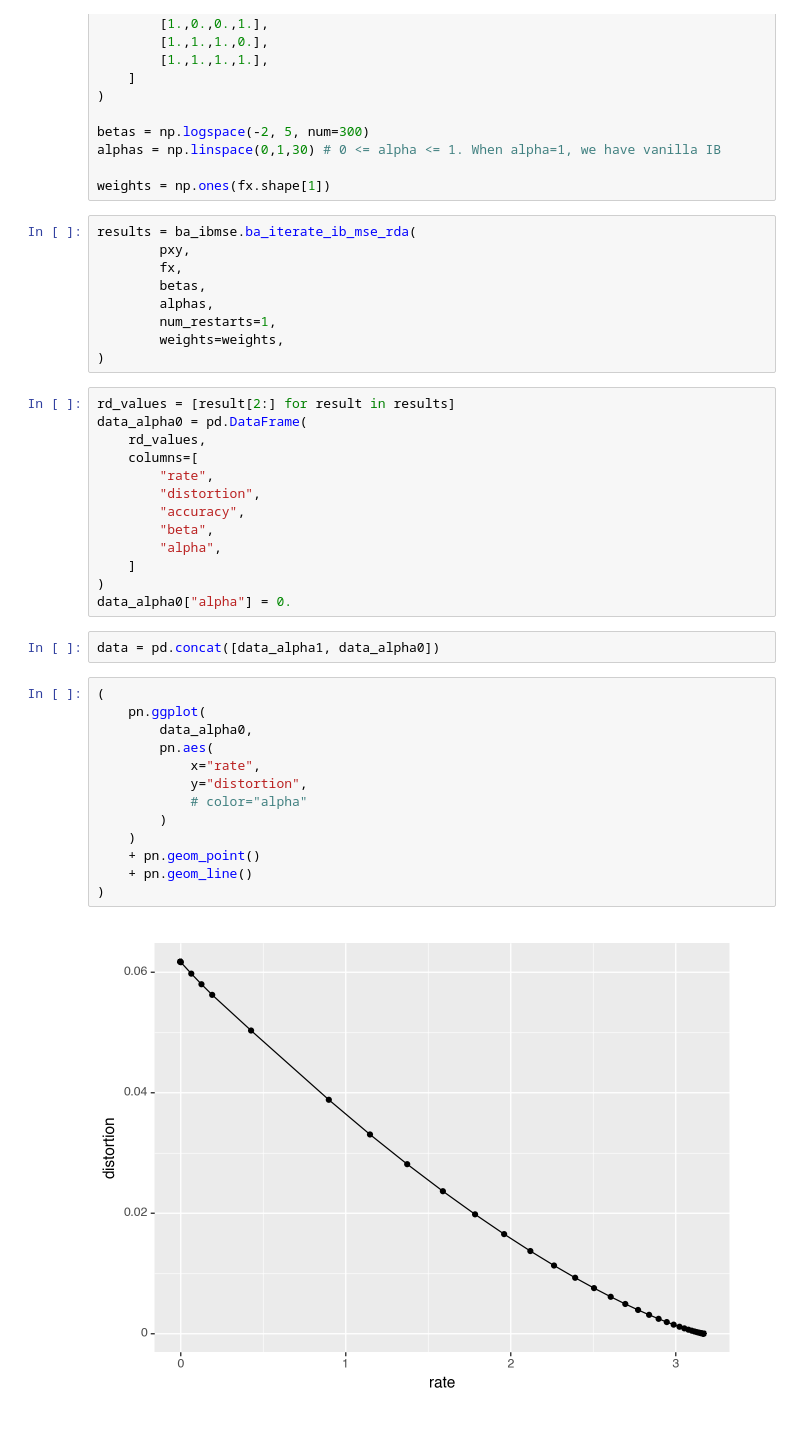
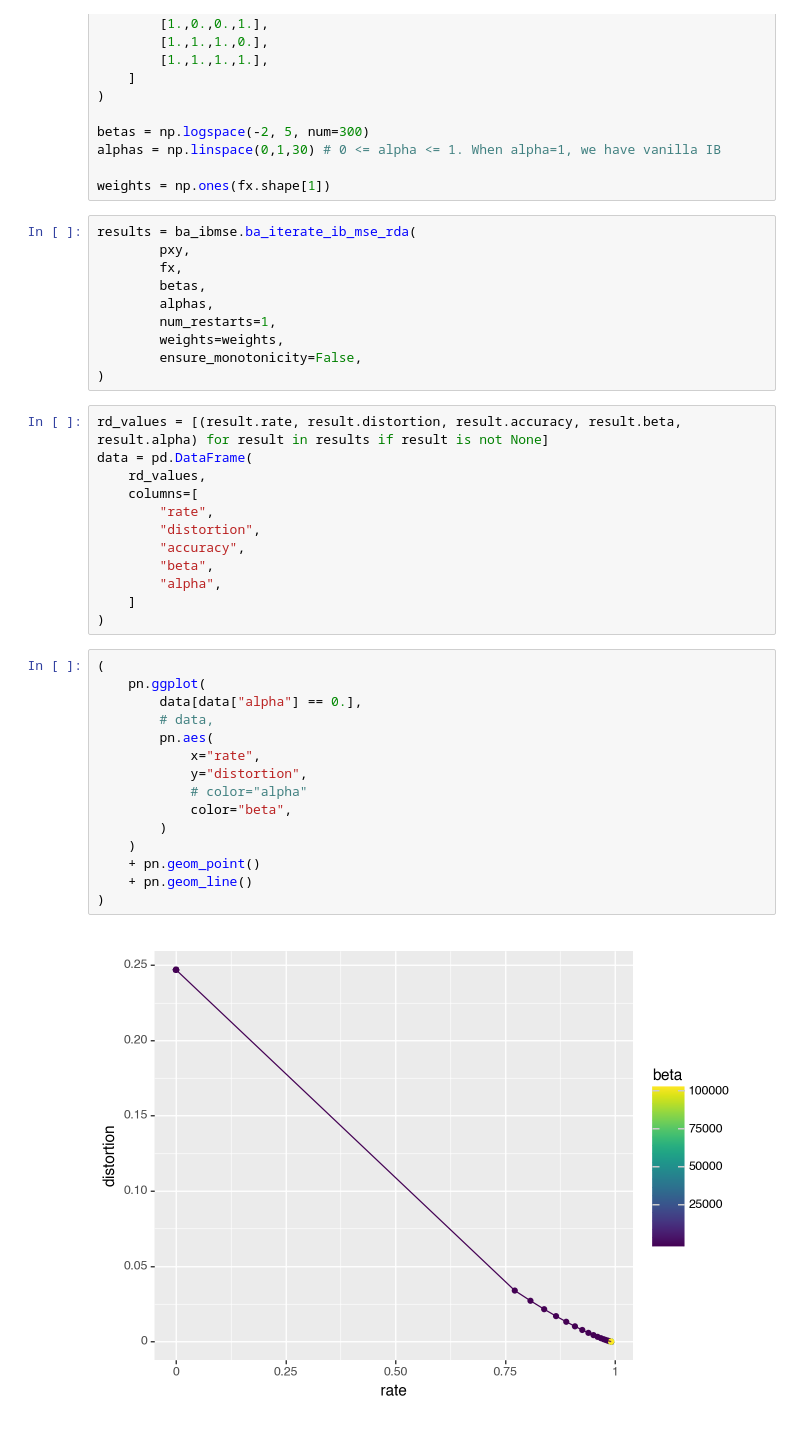
Before and after one commit to nathimel/rdot, a Jupyter notebook: src/examples/test_ibmse.ipynb, the cells around one changed output. Saved outputs shown, nothing was run; the diff lists cells and outputs as text.

```diff
--- a/src/examples/test_ibmse.ipynb
+++ b/src/examples/test_ibmse.ipynb
@@ -52,10 +52,11 @@ results = ba_ibmse.ba_iterate_ib_mse_rda(
         alphas,
         num_restarts=1,
         weights=weights,
+        ensure_monotonicity=False,
 )
 # %%
-rd_values = [result[2:] for result in results]
-data_alpha0 = pd.DataFrame(
+rd_values = [(result.rate, result.distortion, result.accuracy, result.beta, result.alpha) for result in results if result is not None]
+data = pd.DataFrame(
     rd_values,
     columns=[
         "rate",
@@ -65,22 +66,21 @@ data_alpha0 = pd.DataFrame(
         "alpha",
     ]
 )
-data_alpha0["alpha"] = 0.
-# %%
-data = pd.concat([data_alpha1, data_alpha0])
 # %%
 (
     pn.ggplot(
-        data_alpha0,
+        data[data["alpha"] == 0.],
+        # data,
         pn.aes(
             x="rate",
             y="distortion",
             # color="alpha"
+            color="beta",
         )
     )
     + pn.geom_point()
     + pn.geom_line()
 )
 # %% [output]
-[figure, old version]
+[figure, new version]
 <Figure Size: (640 x 480)>
```
Also changed, not shown: parts of 1 cell of this notebook, 6 other files.
